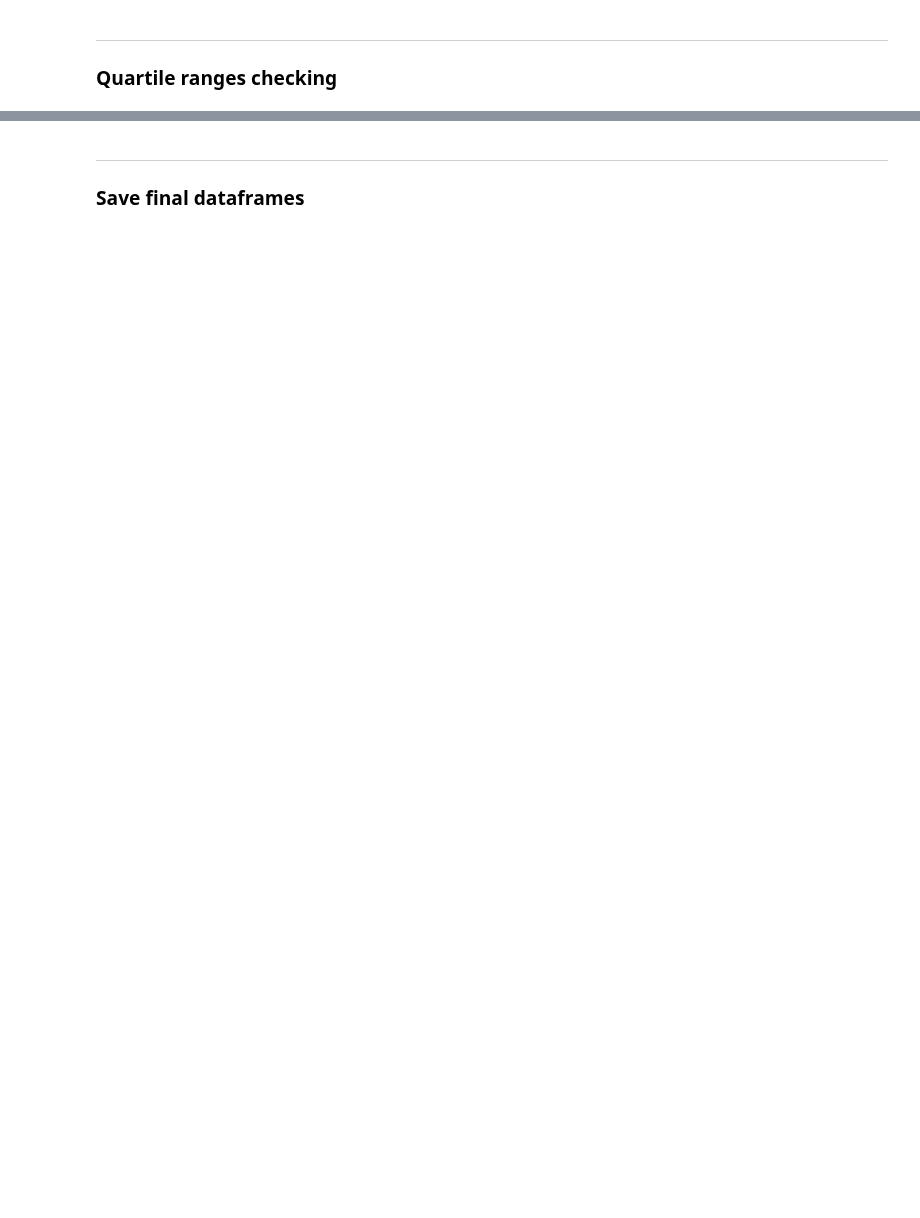
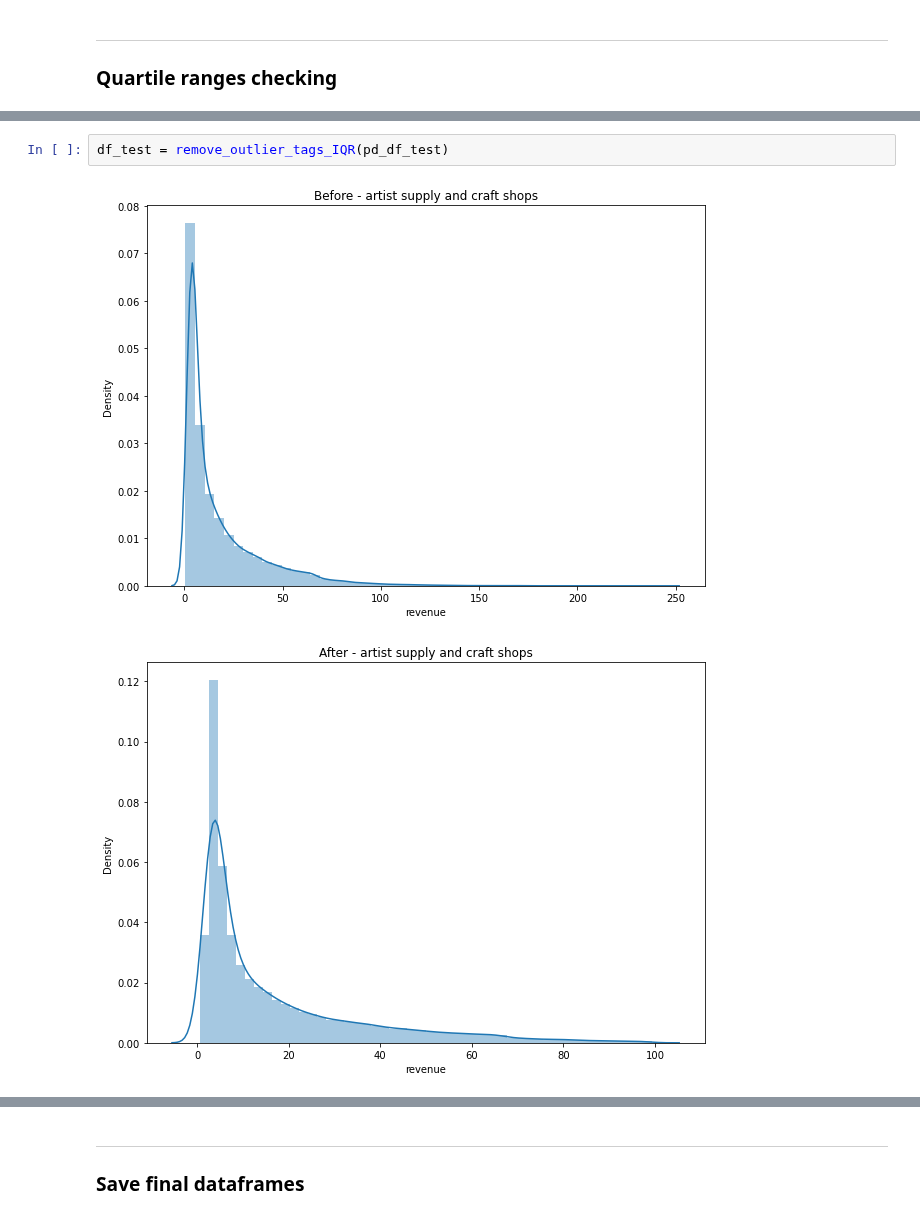
Before and after one commit to MAST30034-Applied-Data-Science/generic-buy-now-pay-later-project-group-11, a Jupyter notebook: notebooks/outlier_detection_removal.ipynb, the cells around one changed output, grey strips where cells are left out. Cells and saved outputs as stored; diff of their text form; blank space fills up the shorter version.

```diff
--- a/notebooks/outlier_detection_removal.ipynb
+++ b/notebooks/outlier_detection_removal.ipynb
@@ -153,0 +208,5 @@ We can discard the 0.01 quantile since there is huge gap between 0.99 quantile t
+# %%
+df_test = remove_outlier_tags_IQR(pd_df_test)
+# %% [output]
+[figure, added]
+[figure, added]
```
Also changed, not shown: parts of 23 cells of this notebook.
